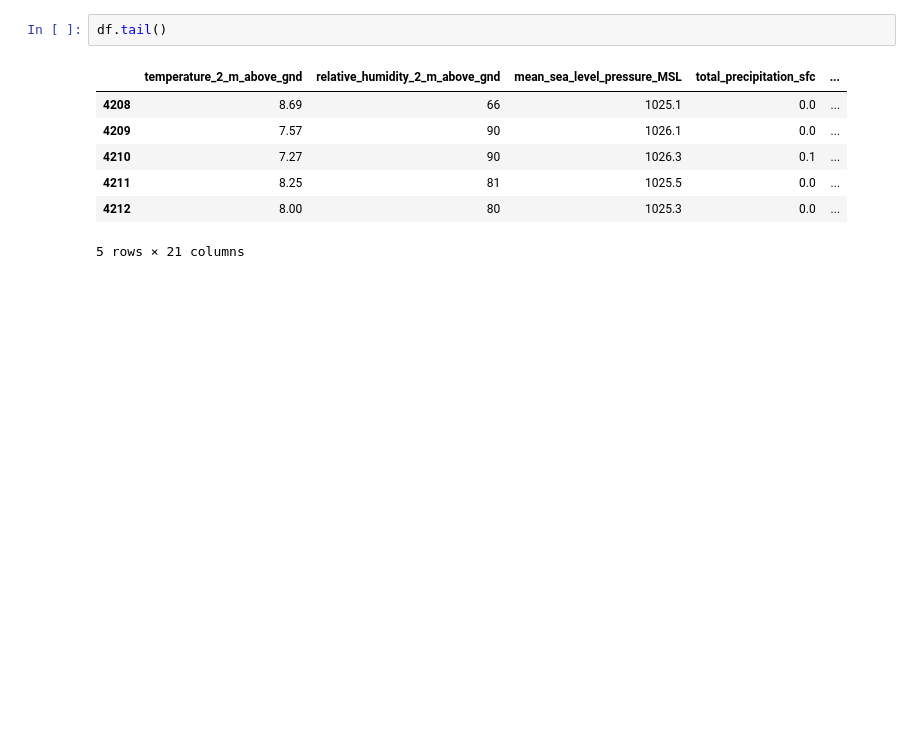
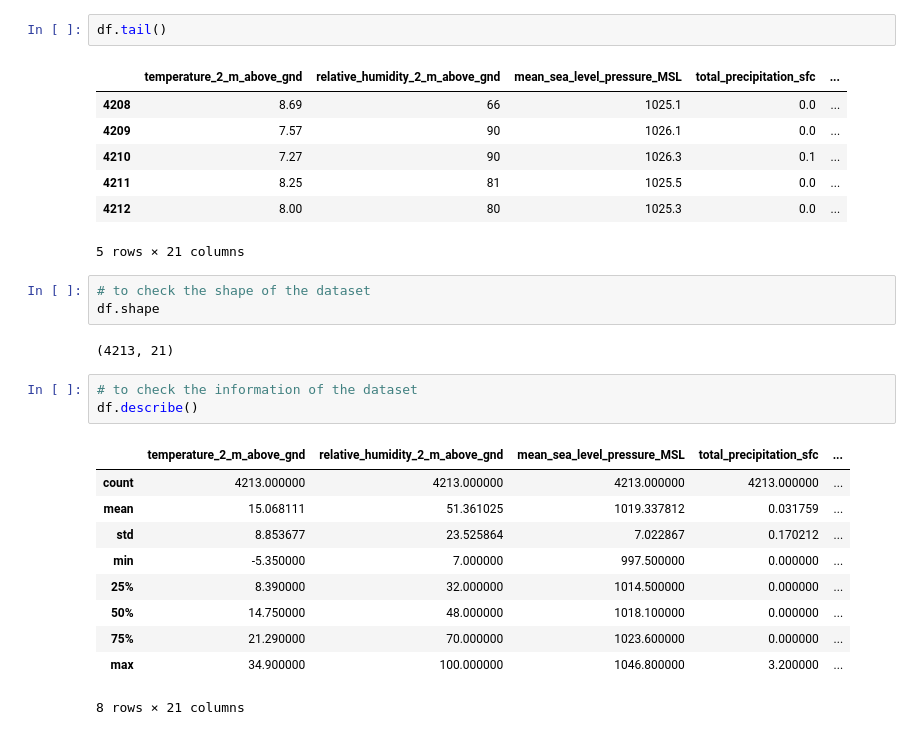
Before and after one commit to MayurChikane/SolarPowerOutput, a Jupyter notebook: SolarPowerPrediction.ipynb, the cells around one changed output. Cells and saved outputs as stored; diff of their text form; blank space fills up the shorter version.

```diff
--- a/SolarPowerPrediction.ipynb
+++ b/SolarPowerPrediction.ipynb
@@ -28,3 +28,22 @@ df.tail()
 | 4211 | 8.25 | 81 | 1025.5 | 0.0 | ... |
 | 4212 | 8.00 | 80 | 1025.3 | 0.0 | ... |
 5 rows × 21 columns
+# %%
+# to check the shape of the dataset
+df.shape
+# %% [output]
+(4213, 21)
+# %%
+# to check the information of the dataset
+df.describe()
+# %% [output]
+|  | temperature_2_m_above_gnd | relative_humidity_2_m_above_gnd | mean_sea_level_pressure_MSL | total_precipitation_sfc | ... |
+| count | 4213.000000 | 4213.000000 | 4213.000000 | 4213.000000 | ... |
+| mean | 15.068111 | 51.361025 | 1019.337812 | 0.031759 | ... |
+| std | 8.853677 | 23.525864 | 7.022867 | 0.170212 | ... |
+| min | -5.350000 | 7.000000 | 997.500000 | 0.000000 | ... |
+| 25% | 8.390000 | 32.000000 | 1014.500000 | 0.000000 | ... |
+| 50% | 14.750000 | 48.000000 | 1018.100000 | 0.000000 | ... |
+| 75% | 21.290000 | 70.000000 | 1023.600000 | 0.000000 | ... |
+| max | 34.900000 | 100.000000 | 1046.800000 | 3.200000 | ... |
+8 rows × 21 columns
```
Also changed, not shown: parts of 4 cells of this notebook.
